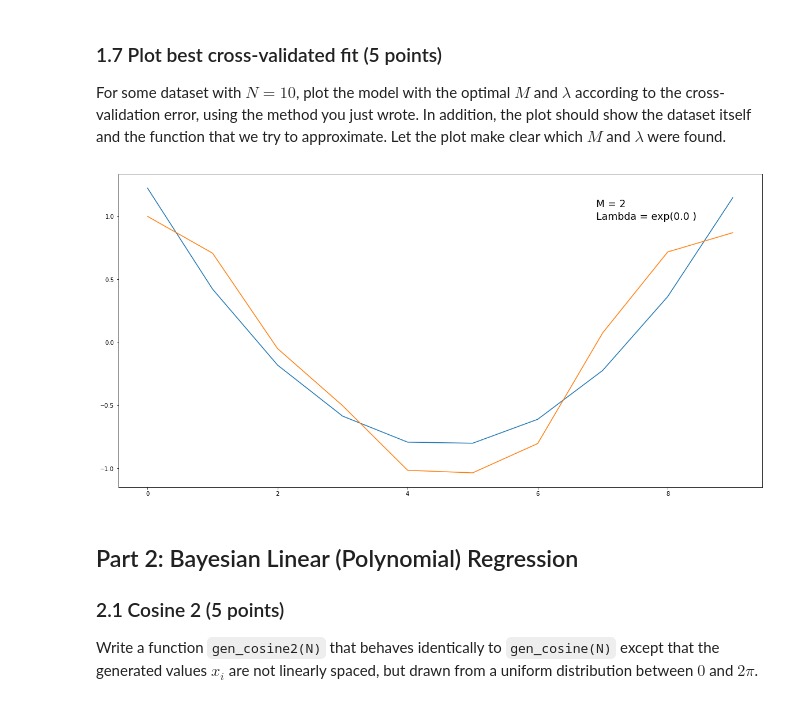
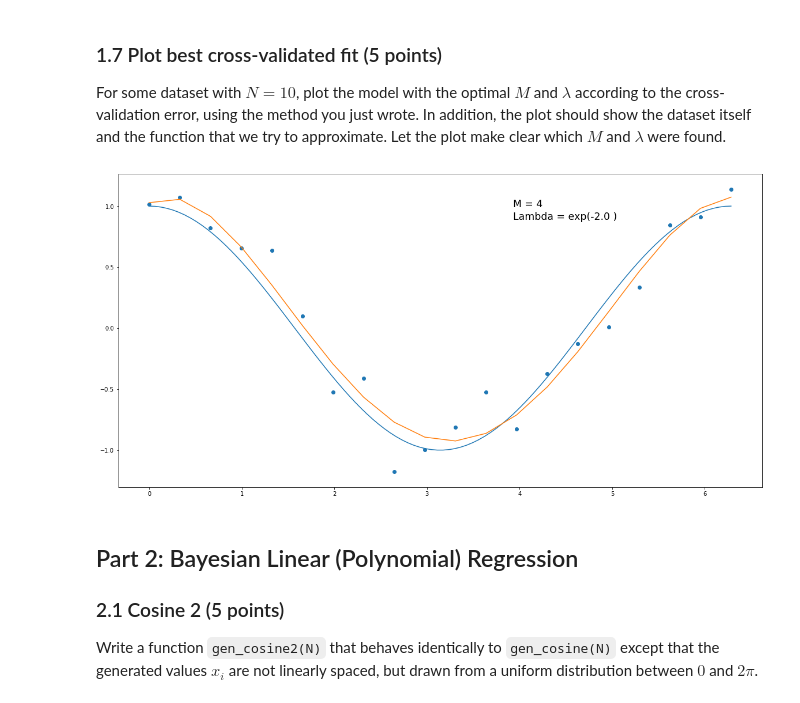
Before and after one commit to Lukx19/UvA-ML1, a Jupyter notebook: lab1.ipynb, the cells around one changed output. Drawn from its saved outputs; the diff is of its cells as text; code cells hidden in the pictures.

Commit message:
Fixing errors in 1.*. Removing duplicated code. Adding info to graphs

```diff
--- a/lab1.ipynb
+++ b/lab1.ipynb
@@ -62,6 +60,10 @@ def gen_cosine(n):
     t = np.random.normal(np.cos(x), 0.2)
 
     return x, t
+# %%
+np.random.seed(5)
+real_x = np.array(np.linspace(0, 2 * np.pi, 100))
+real_y = np.cos(real_x)
 # %%
 ### Test your function
 np.random.seed(5)
@@ -81,21 +90,13 @@ where $\bPhi$ is the _feature matrix_ (or _design matrix_) as explained in Bisho
 # %%
-def designmatrix(x, M): # it is highly recommended to write a helper function that computes Phi
-    design_matrix = []
-    for i in range(M+1):
-         design_matrix.append([data ** i for data in x])
-    design_matrix = np.matrix(design_matrix).transpose()
-    return design_matrix
-
 def LSE(phi, t):
-
     phi_squared_inv = np.linalg.inv(np.matmul(phi.transpose(), phi))
     mp_pseudo_inv = np.matmul(phi_squared_inv, phi.transpose())
-    return np.reshape(np.array(np.matmul(mp_pseudo_inv, t)), 3)
+    return np.reshape(np.array(np.matmul(mp_pseudo_inv, t)), phi.shape[1])
 
 def fit_polynomial(x, t, M):
     Phi = designmatrix(x, M)
     w_ml = LSE(Phi, t)
-    m = 2
+#     m = 2
     return w_ml, Phi
 # %%
 ### Test your function
@@ -277,18 +235,20 @@ def find_best_m_and_lamb(x, t):
     M_best = 2
     lamb_best = 1
     err_best = 1000000000
-    for m in range(10):
-        for exponent in range(-10):
+    for m in range(11):
+        for exponent in range(0,11):
+            total_err = 0
             for i in range(folds):
                 x_train = np.take(x, train_idx[i])
                 t_train = np.take(t, train_idx[i])
                 x_valid = np.take(x, valid_idx[i])
                 t_valid = np.take(t, valid_idx[i])
-                err =pred_error(x_train, x_valid, t_train, t_valid, m, math.exp(exponent))
-                if err < err_best:
-                    err_best = err
-                    M_best = m
-                    lamb_best = math.exp(exponent)
+                total_err =total_err + pred_error(x_train, x_valid, t_train, t_valid, m, math.exp(-exponent))
+#               print(m,exponent,err)
+            if total_err < err_best:
+                err_best = total_err
+                M_best = m
+                lamb_best = math.exp(-exponent)
     return M_best, lamb_best
 # %%
 ### If you want you can write your own test here
@@ -304,21 +264,20 @@ print(find_best_m_and_lamb(x,t))
 
 For some dataset with $N = 10$, plot the model with the optimal $M$ and $\lambda$ according to the cross-validation error, using the method you just wrote. In addition, the plot should show the dataset itself and the function that we try to approximate. Let the plot make clear which $M$ and $\lambda$ were found.
 # %%
-import matplotlib.pyplot as plt
-N=10
-np.random.seed(9)
+N=20
 x, t = gen_cosine(N)
 M,lamb = find_best_m_and_lamb(x,t)
 w, Phi = fit_polynomial(x,t,M)
 res = np.matmul(Phi,w.transpose())
 res = np.asarray(res).reshape(-1)
-plt.plot(res)
-plt.plot(t)
-plt.figtext(0.7, 0.8, "M = "+ str(M),  size='xx-large')
-plt.figtext(0.7, 0.77, "Lambda = exp("+ str(math.log(lamb))+" )", size='xx-large')
+plt.plot(real_x,real_y)
+plt.scatter(x,t)
+plt.plot(x,res)
+plt.figtext(0.6, 0.8, "M = "+ str(M),  size='xx-large')
+plt.figtext(0.6, 0.77, "Lambda = exp("+ str(math.log(lamb))+" )", size='xx-large')
 plt.show()
 # %% [output]
-[figure, old version]
+[figure, new version]
 # %% [markdown]
 ## Part 2: Bayesian Linear (Polynomial) Regression
 
```
Also changed, not shown: parts of 10 cells of this notebook.
